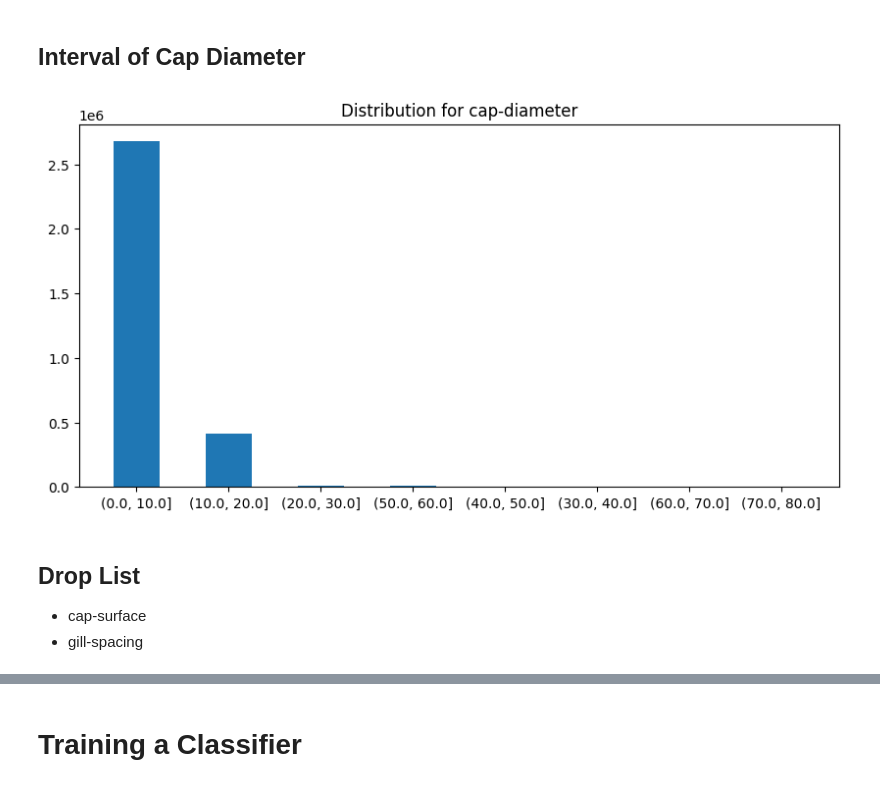
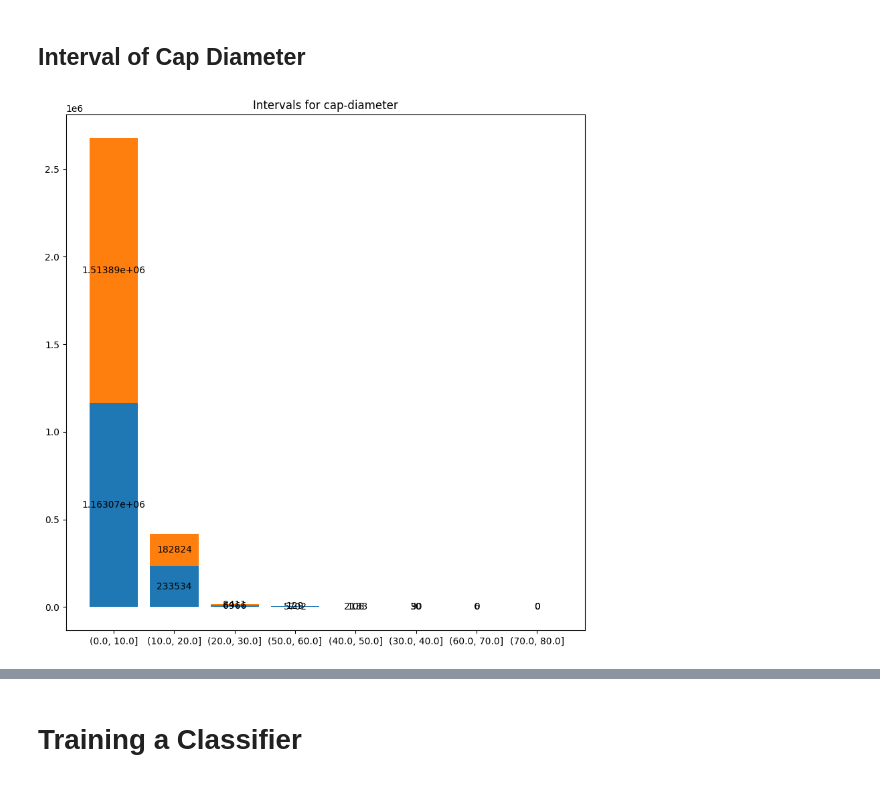
Before and after one commit to littleluwu/Poisonous_Mushrooms_Prediction, a Jupyter notebook: main.ipynb, the cells around one changed output, grey strips where cells are left out. Cells and saved outputs as stored; diff of their text form; code cells hidden in the pictures.

```diff
--- a/main.ipynb
+++ b/main.ipynb
@@ -168,0 +238,19 @@ plt.show()
+# %%
+labels = 'Edible', 'Poisonous'
+size = {
+    'Edible': np.array(
+        train_data[train_data['class'] == 1]['gill-attachment'].value_counts().drop(4)
+    ),
+    'Poisonous': np.array(
+        train_data[train_data['class'] == 2]['gill-attachment'].value_counts().drop(4)
+    ),
+}
+
+fig, ax = plt.subplots()
+bottom = np.zeros(4)
+for type, count in size.items():
+    p = ax.bar(['UNK', '1', '2', '3'], count, label=type, bottom=bottom)
+    bottom += count
+    ax.bar_label(p, label_type='center')
+ax.set_title(f'Distribuiton gill-attachment')
+plt.show()
@@ -169,18 +259,29 @@ plt.show()
 # %% [markdown]
 ## Interval of Cap Diameter
 # %%
-max_val = data['cap-diameter'].max()
-size = pd.cut(data['cap-diameter'], np.arange(0, max_val, 10)).value_counts()
+max_val = train_data['cap-diameter'].max()
+size2 = pd.cut(train_data['cap-diameter'], np.arange(0, max_val, 10)).value_counts()
+
+size = {
+    'Edible': np.array(
+        pd.cut(train_data[train_data['class'] == 1]['cap-diameter'],
+                np.arange(0, max_val, 10)).value_counts()
+    ),
+    'Poisonous': np.array(
+        pd.cut(train_data[train_data['class'] == 2]['cap-diameter'],
+                np.arange(0, max_val, 10)).value_counts()
+    ),
+}
 
 fig, ax = plt.subplots()
 fig.set_figwidth(10)
-ax.bar(size.index.astype(str), size.values, width=0.5)
-ax.set_title(f'Distribution for cap-diameter')
+fig.set_figheight(10)
+bottom = np.zeros(8)
+for type, count in size.items():
+    p = ax.bar(size2.index.astype(str), count, label=type, bottom=bottom)
+    bottom += count
+    ax.bar_label(p, label_type='center')
+ax.set_title(f'Intervals for cap-diameter')
 plt.show()
 # %% [output]
-[figure, old version]
+[figure, new version]
-# %% [markdown]
-## Drop List
-
-- cap-surface
-- gill-spacing
```
Also changed, not shown: parts of 35 cells of this notebook, 1 other file.
